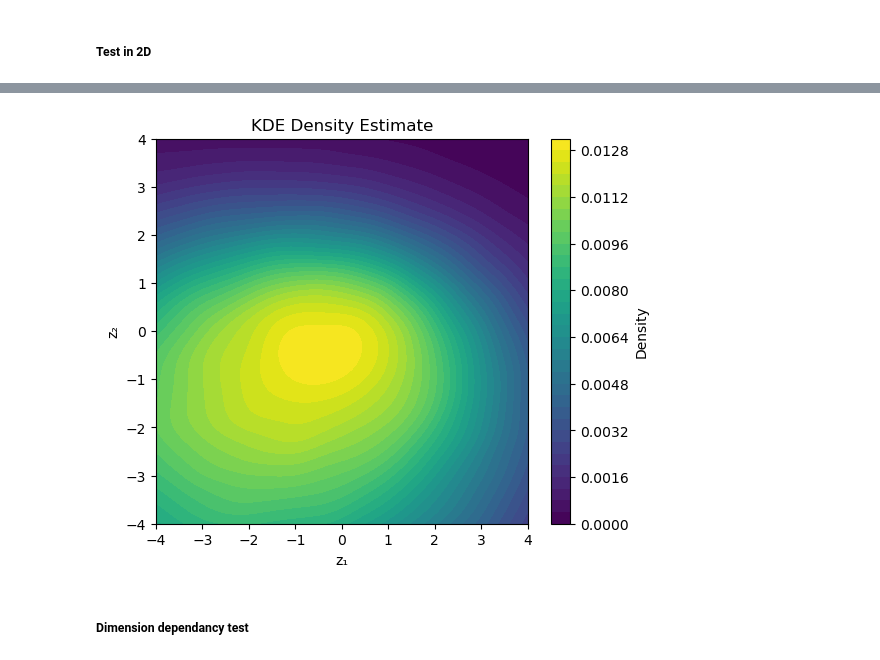
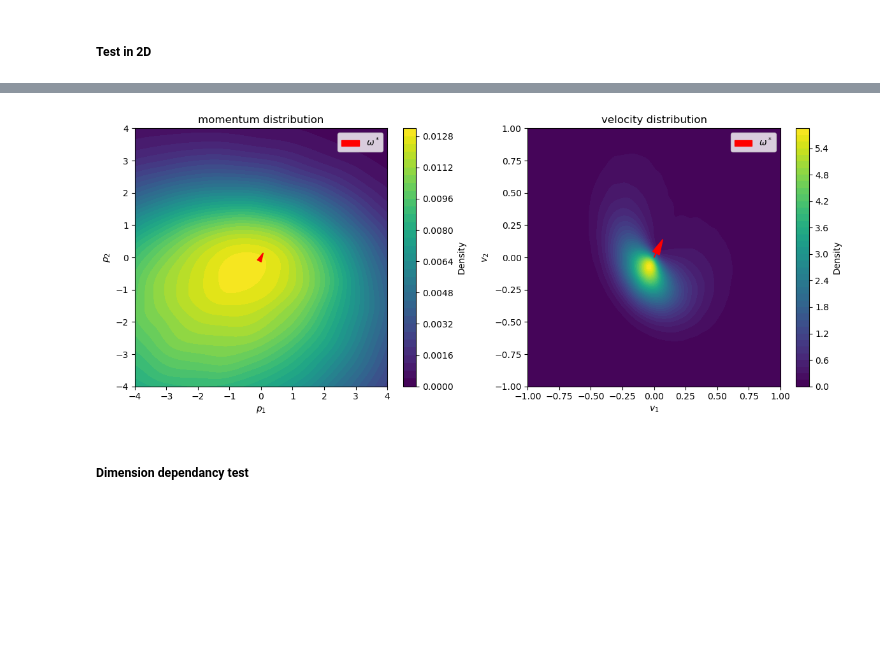
Before and after one commit to abelmaxv/geodesic_toolbox, a Jupyter notebook: experiment/FHMC.ipynb, the cells around one changed output, grey strips where cells are left out. Cells and saved outputs as stored; diff of their text form; code cells hidden in the pictures; blank space fills up the shorter version.

Commit message:
update FHMC and legendre file

```diff
--- a/experiment/FHMC.ipynb
+++ b/experiment/FHMC.ipynb
@@ -503,6 +578,6 @@ M = torch.tensor([[0.1, 0.],
               [0.0, 0.2]])
 # %%
 num_samples = 10**6
-z, mean_iters = momentum_exact_sampler(M, w, num_samples, return_stats=True)
+p, mean_iters = momentum_exact_sampler(M, w, num_samples, return_stats=True)
 print(f"Mean number of iterations: {mean_iters}")
 # %% [output]
@@ -514,34 +585,74 @@ tensor(1.5477)
+# %%
+# Apply Legendre transform
+v = reversed_legendre(p, M, w)
 # %%
-z_np = z.detach().cpu().numpy()
-x, y = z_np[:, 0], z_np[:, 1]
+# Plot both p and v distributions on two subfigures
+import matplotlib.pyplot as plt
+from matplotlib.patches import FancyArrow
+from scipy.stats import gaussian_kde
+import numpy as np
 
-# KDE
-kde = gaussian_kde(z_np.T)
+# Convert to numpy
+p_np = p.detach().cpu().numpy()
+v_np = v.detach().cpu().numpy()
 
-# Grid
+# --- Define separate grids for p and v ---
 grid_size = 150
-xgrid = np.linspace(-4, 4, grid_size)
-ygrid = np.linspace(-4, 4, grid_size)
-xx, yy = np.meshgrid(xgrid, ygrid)
 
-grid_points = np.vstack([xx.ravel(), yy.ravel()])
-zz = kde(grid_points).reshape(xx.shape)
+# Momentum grid: [-4, 4]^2
+p_xgrid = np.linspace(-4, 4, grid_size)
+p_ygrid = np.linspace(-4, 4, grid_size)
+p_xx, p_yy = np.meshgrid(p_xgrid, p_ygrid)
+p_grid_points = np.vstack([p_xx.ravel(), p_yy.ravel()])
 
-# Plot
-fig, ax = plt.subplots(figsize=(6, 5))
+# Velocity grid: [-1, 1]^2
+v_xgrid = np.linspace(-1, 1, grid_size)
+v_ygrid = np.linspace(-1, 1, grid_size)
+v_xx, v_yy = np.meshgrid(v_xgrid, v_ygrid)
+v_grid_points = np.vstack([v_xx.ravel(), v_yy.ravel()])
 
-cf = ax.contourf(xx, yy, zz, levels=40)
-plt.colorbar(cf, ax=ax, label="Density")
+fig, axs = plt.subplots(1, 2, figsize=(12, 5))
 
-ax.set_xlim([-4, 4])
-ax.set_ylim([-4, 4])
-ax.set_xlabel("z₁")
-ax.set_ylabel("z₂")
-ax.set_title("KDE Density Estimate")
+# --- First subplot: p distribution ---
+# KDE for p
+kde_p = gaussian_kde(p_np.T)
+zz_p = kde_p(p_grid_points).reshape(p_xx.shape)
+cf_p = axs[0].contourf(p_xx, p_yy, zz_p, levels=40)
+plt.colorbar(cf_p, ax=axs[0], label="Density")
+w_np = w.detach().cpu().numpy()
+arrow_scale = 0.7
+axs[0].arrow(0, 0, arrow_scale * w_np[0], arrow_scale * w_np[1],
+             head_width=0.14, head_length=0.28, fc='r', ec='r',
+             length_includes_head=True, label=r'$\omega^*$')
+# Proxy for legend
+proxy_arrow = FancyArrow(0, 0, 0.5, 1.0, width=0.02, color='r')
+axs[0].legend([proxy_arrow], [r'$\omega^*$'], loc='upper right')
+axs[0].set_xlim([-4, 4])
+axs[0].set_ylim([-4, 4])
+axs[0].set_xlabel("$p_1$")
+axs[0].set_ylabel("$p_2$")
+axs[0].set_title("momentum distribution")
 
+# --- Second subplot: v distribution ---
+# KDE for v
+kde_v = gaussian_kde(v_np.T)
+zz_v = kde_v(v_grid_points).reshape(v_xx.shape)
+cf_v = axs[1].contourf(v_xx, v_yy, zz_v, levels=40)
+plt.colorbar(cf_v, ax=axs[1], label="Density")
+axs[1].arrow(0, 0, arrow_scale * w_np[0], arrow_scale * w_np[1],
+             head_width=0.06, head_length=0.12, fc='r', ec='r',
+             length_includes_head=True, label=r'$\omega^*$')
+axs[1].legend([proxy_arrow], [r'$\omega^*$'], loc='upper right')
+axs[1].set_xlim([-1, 1])
+axs[1].set_ylim([-1, 1])
+axs[1].set_xlabel("$v_1$")
+axs[1].set_ylabel("$v_2$")
+axs[1].set_title("velocity distribution")
+
+plt.tight_layout()
 plt.show()
 # %% [output]
-[figure, old version]
+[figure, new version]
 # %% [markdown]
 ##### Dimension dependancy test
 # %%
```
Also changed, not shown: parts of 29 cells of this notebook, 1 other file.
